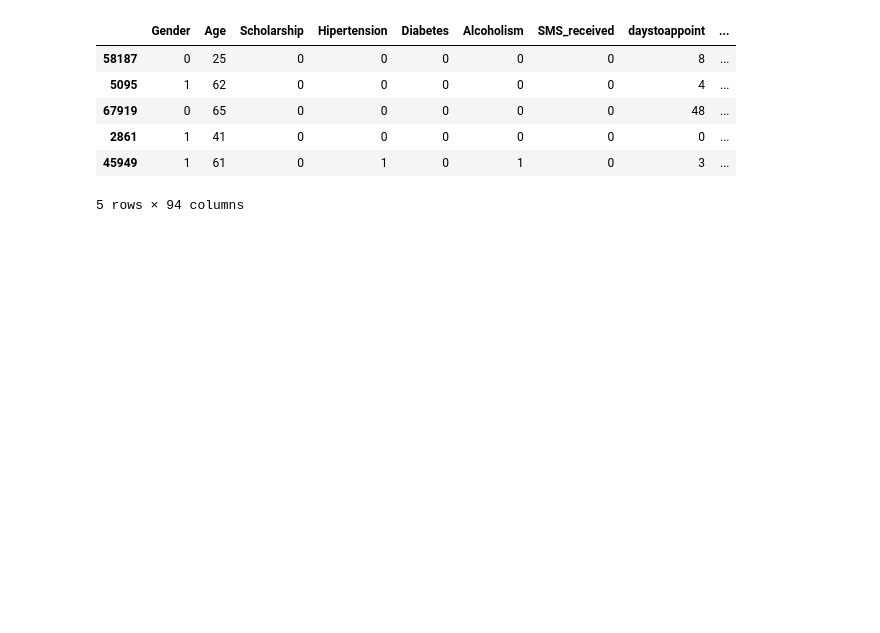
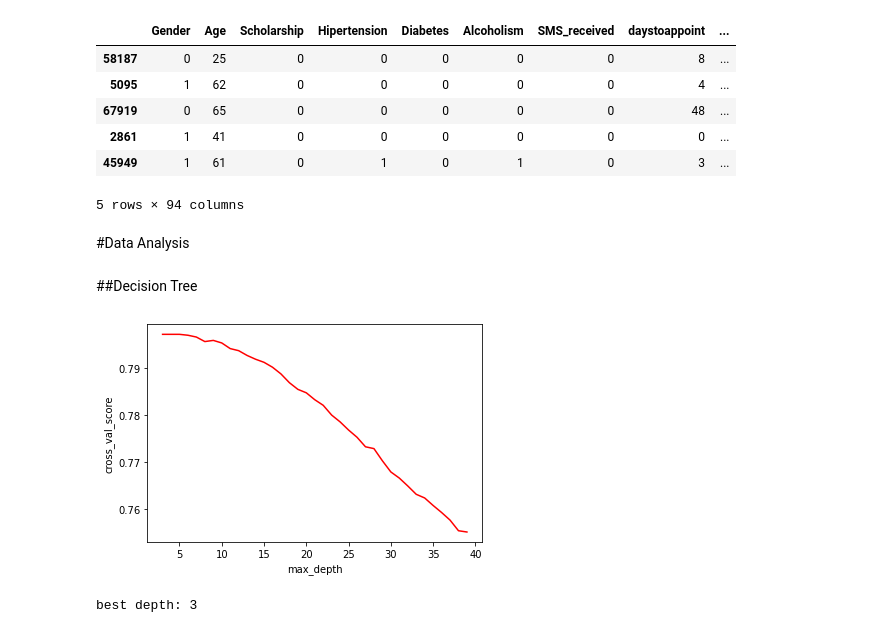
Before and after one commit to HanjunHeatherLi/Clinical_no_show_project, a Jupyter notebook: project_1.ipynb, the cells around one changed output. Drawn from its saved outputs; the diff is of its cells as text; code cells hidden in the pictures; blank space fills up the shorter version.

```diff
--- a/project_1.ipynb
+++ b/project_1.ipynb
@@ -152,3 +164,24 @@ Xtrain, Xtest, ytrain, ytest = train_test_split(X, y, test_size=0.2, random_stat
 | 2861 | 1 | 41 | 0 | 0 | 0 | 0 | 0 | 0 | ... |
 | 45949 | 1 | 61 | 0 | 1 | 0 | 1 | 0 | 3 | ... |
 5 rows × 94 columns
+# %% [markdown]
+#Data Analysis
+# %% [markdown]
+##Decision Tree
+# %%
+#5-fold Cross-validation to set the depth
+depth=[]
+for i in range(3,40):
+  clf = DecisionTreeClassifier(max_depth=i,random_state=42)
+  CVscore=np.mean(cross_val_score(clf, Xtrain, ytrain, cv=5))
+  depth.append(CVscore)
+plt.figure()
+line1, = plt.plot(list(range(3, 40)), depth, color="r", label="depth")
+plt.ylabel('cross_val_score')
+plt.xlabel('max_depth')
+
+plt.show()
+print("best depth:",3+depth.index(max(depth)))
+# %% [output]
+[figure, added]
+best depth: 3
```
Also changed, not shown: parts of 14 cells of this notebook.
